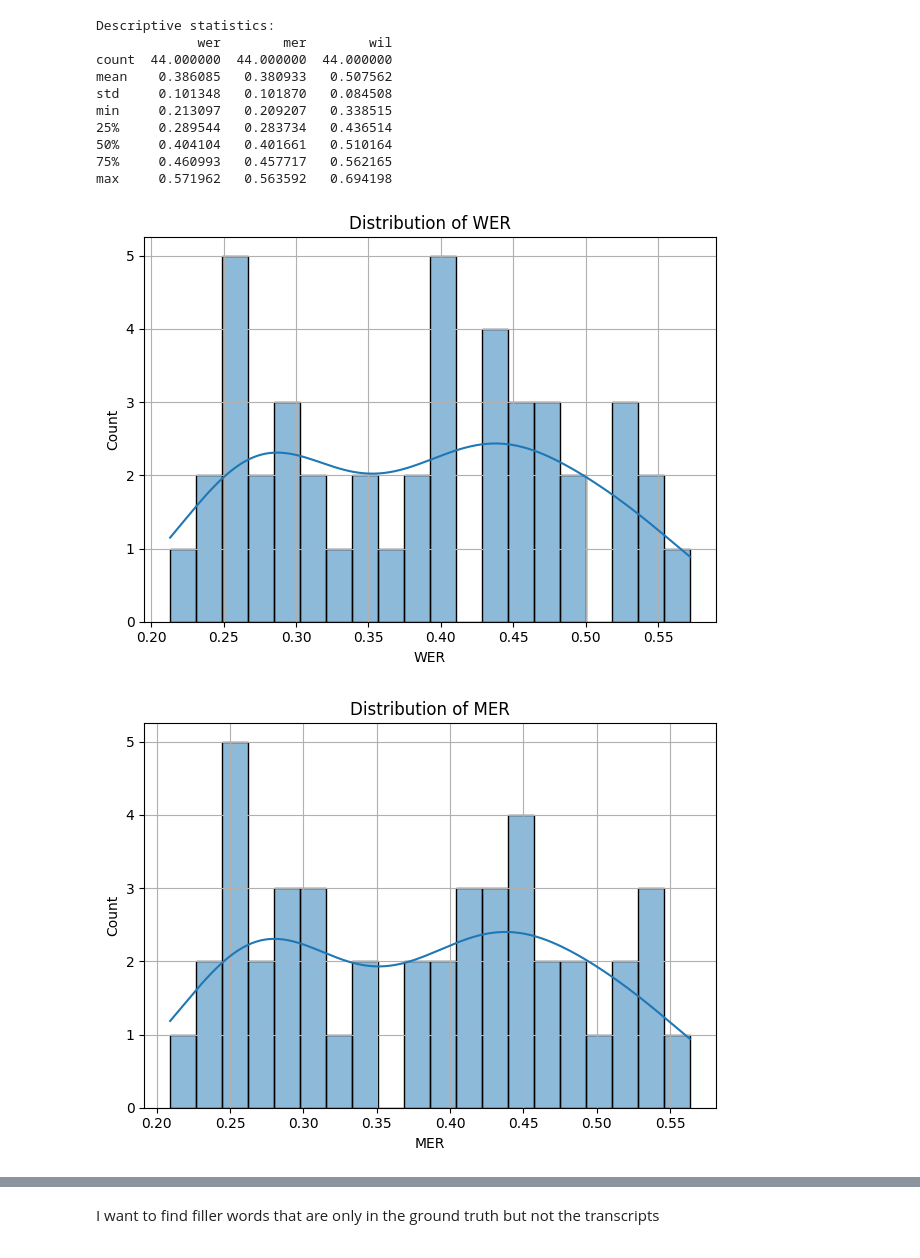
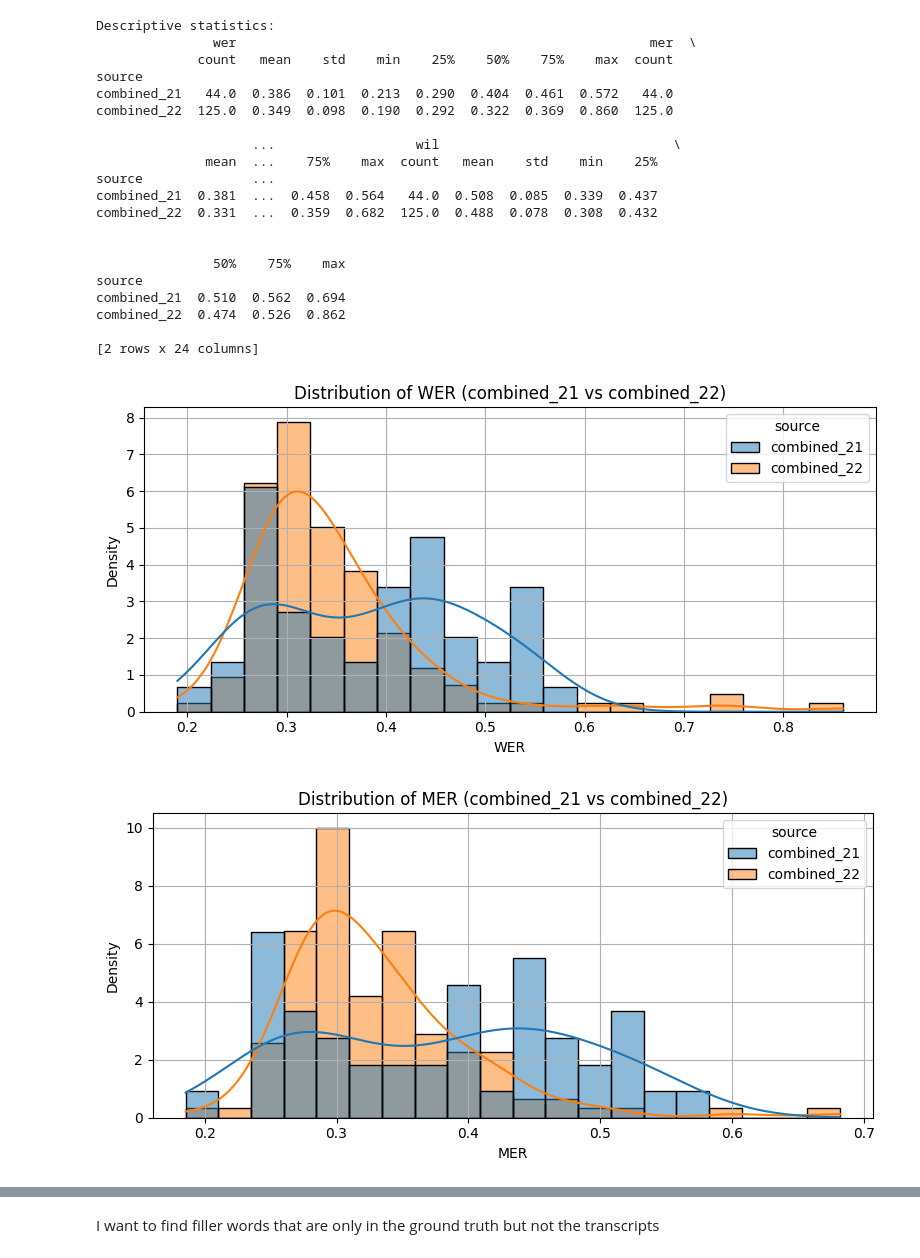
Before and after one commit to MakkerW/Thesis, a Jupyter notebook: Metrics.ipynb, the cells around one changed output, grey strips where cells are left out. Drawn from its saved outputs; the diff is of its cells as text; code cells hidden in the pictures.

Commit message:
Metric updates

```diff
--- a/Metrics.ipynb
+++ b/Metrics.ipynb
@@ -78,37 +114,56 @@ print(df)
 # %%
-#Descriptive statistics
+
+# Labels
+df_21['source'] = 'combined_21'
+df_22['source'] = 'combined_22'
+
+df_combined = pd.concat([df_21, df_22], ignore_index=True)
+
+# Descriptive statistics
 print("Descriptive statistics:")
-print(df.describe())
+print(df_combined.groupby('source')[['wer', 'mer', 'wil']].describe().round(3))
 
-#Histograms for each metric
+#Histograms
 for metric in ['wer', 'mer', 'wil']:
-    plt.figure()
-    sns.histplot(df[metric], kde=True, bins=20)
-    plt.title(f"Distribution of {metric.upper()}")
+    plt.figure(figsize=(8, 4))
+    sns.histplot(data=df_combined, x=metric, hue='source', kde=True, bins=20, stat='density', common_norm=False)
+    plt.title(f"Distribution of {metric.upper()} (combined_21 vs combined_22)")
     plt.xlabel(metric.upper())
-    plt.ylabel("Count")
+    plt.ylabel("Density")
     plt.grid(True)
     plt.tight_layout()
     plt.show()
 
-#Boxplot to see spread and outliers
-plt.figure()
-df_melted = df.melt(id_vars='folder', value_vars=['wer', 'mer', 'wil'], var_name='metric', value_name='value')
-sns.boxplot(x='metric', y='value', data=df_melted)
-plt.title("Boxplot of WER, MER, WIL")
+#Boxplot
+df_melted = df_combined.melt(id_vars=['folder', 'source'], value_vars=['wer', 'mer', 'wil'],
+                             var_name='metric', value_name='value')
+
+plt.figure(figsize=(8, 5))
+sns.boxplot(data=df_melted, x='metric', y='value', hue='source')
+plt.title("Boxplot of WER, MER, WIL by Dataset")
 plt.grid(True)
 plt.tight_layout()
 plt.show()
 # %% [output]
 Descriptive statistics:
-             wer        mer        wil
-count  44.000000  44.000000  44.000000
-mean    0.386085   0.380933   0.507562
-std     0.101348   0.101870   0.084508
-min     0.213097   0.209207   0.338515
-25%     0.289544   0.283734   0.436514
-50%     0.404104   0.401661   0.510164
-75%     0.460993   0.457717   0.562165
-max     0.571962   0.563592   0.694198
+               wer                                                     mer  \
+             count   mean    std    min    25%    50%    75%    max  count
+source
+combined_21   44.0  0.386  0.101  0.213  0.290  0.404  0.461  0.572   44.0
+combined_22  125.0  0.349  0.098  0.190  0.292  0.322  0.369  0.860  125.0
+
+                    ...                  wil                              \
+              mean  ...    75%    max  count   mean    std    min    25%
+source              ...
+combined_21  0.381  ...  0.458  0.564   44.0  0.508  0.085  0.339  0.437
+combined_22  0.331  ...  0.359  0.682  125.0  0.488  0.078  0.308  0.432
+
+
+               50%    75%    max
+source
+combined_21  0.510  0.562  0.694
+combined_22  0.474  0.526  0.862
+
+[2 rows x 24 columns]
-[figure, old version]
+[figure, new version]
-[figure, old version]
+[figure, new version]
```
Also changed, not shown: parts of 16 cells of this notebook, 2 other files.
